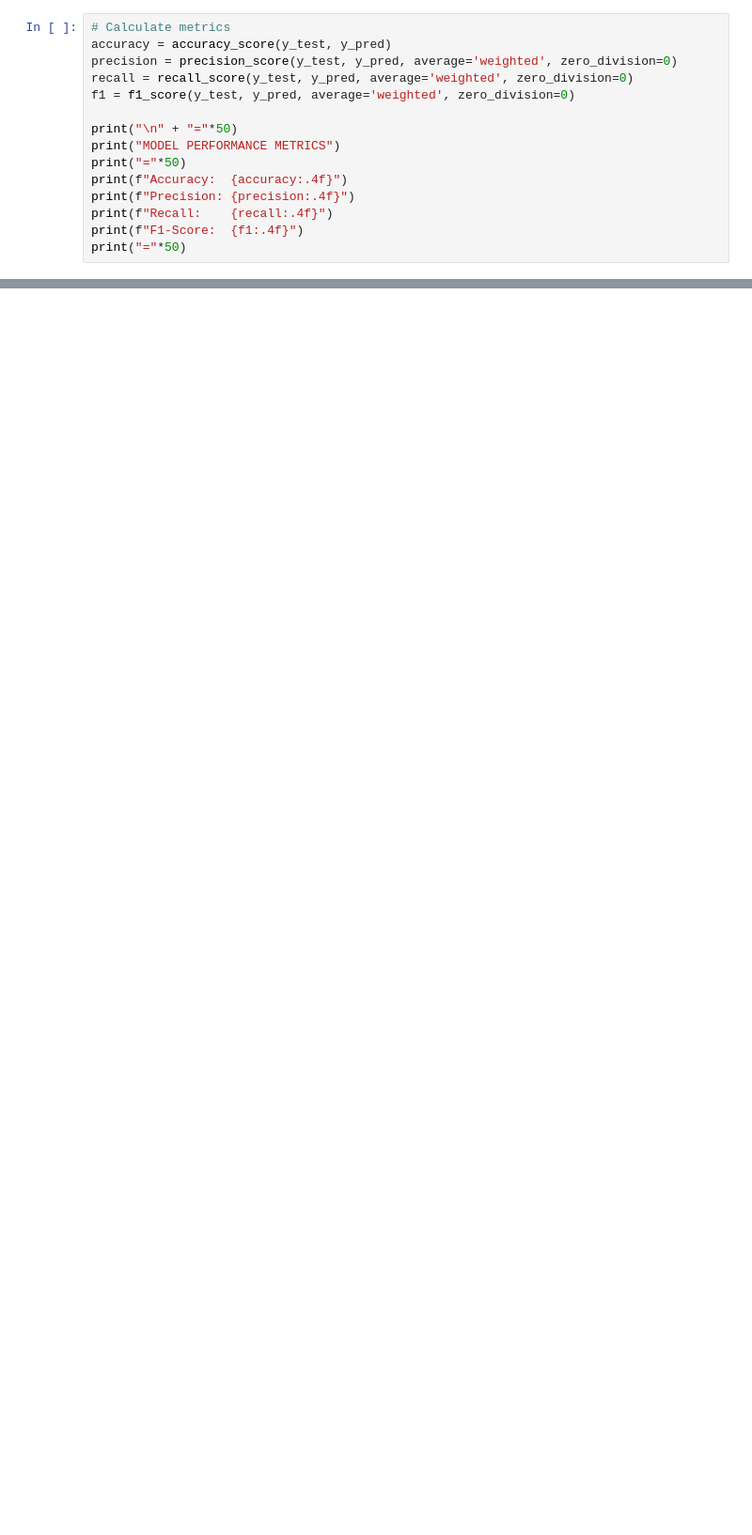
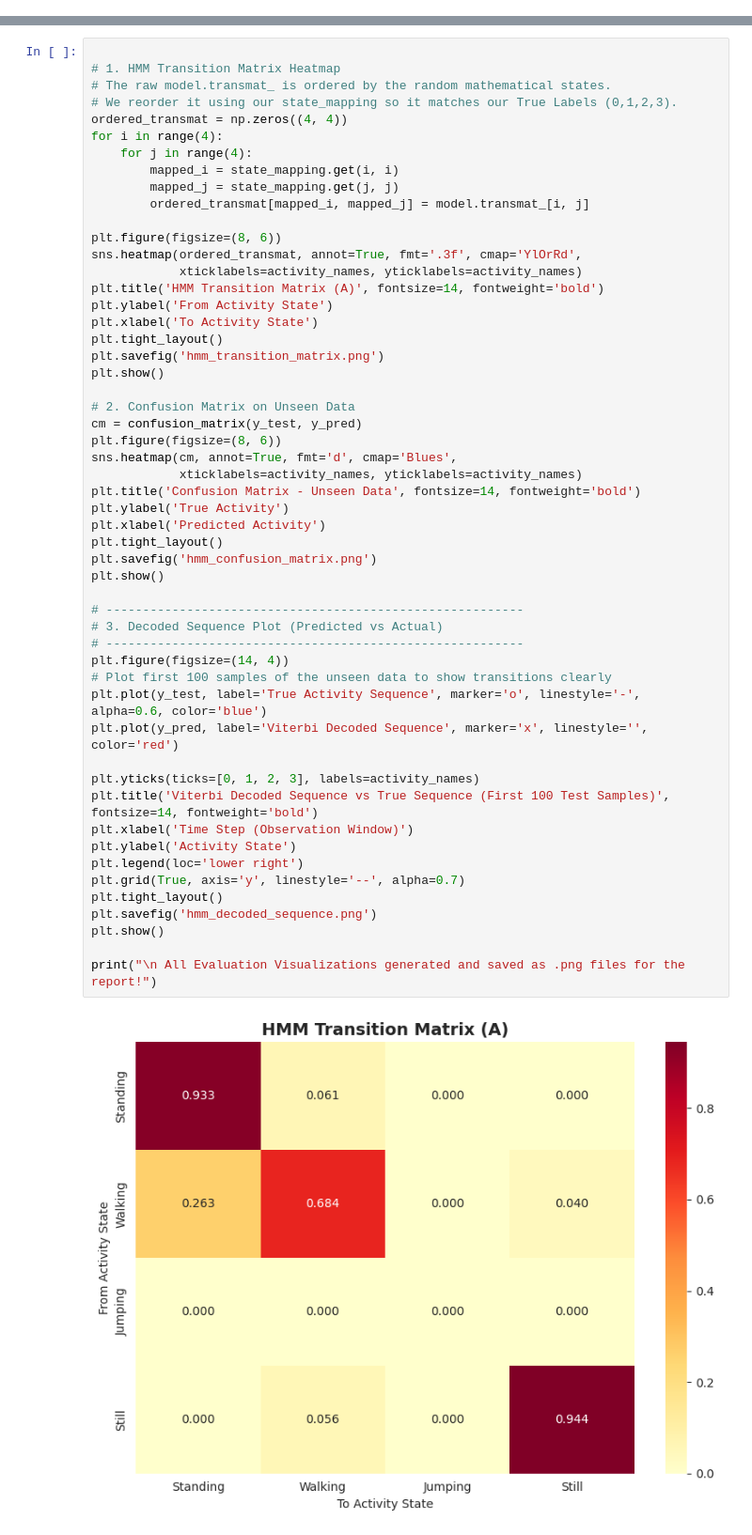
Before and after one commit to Carine-Ashimwe/Hidden-Markov-Model-HMM-, a Jupyter notebook: HMM_Human_Recognition.ipynb, the cells around one changed output, grey strips where cells are left out. Shown at 94% size. Saved outputs shown, nothing was run; the diff lists cells and outputs as text; blank space fills up the shorter version.

Commit message:
Added a report and plots

```diff
--- a/HMM_Human_Recognition.ipynb
+++ b/HMM_Human_Recognition.ipynb
@@ -691,15 +194,0 @@ Unique predicted labels: [0 3]
-# %%
-# Calculate metrics
-accuracy = accuracy_score(y_test, y_pred)
-precision = precision_score(y_test, y_pred, average='weighted', zero_division=0)
-recall = recall_score(y_test, y_pred, average='weighted', zero_division=0)
-f1 = f1_score(y_test, y_pred, average='weighted', zero_division=0)
-
-print("\n" + "="*50)
-print("MODEL PERFORMANCE METRICS")
-print("="*50)
-print(f"Accuracy:  {accuracy:.4f}")
-print(f"Precision: {precision:.4f}")
-print(f"Recall:    {recall:.4f}")
-print(f"F1-Score:  {f1:.4f}")
-print("="*50)
@@ -928,0 +234,55 @@ print(metrics_df)
+# %%
+
+# 1. HMM Transition Matrix Heatmap
+# The raw model.transmat_ is ordered by the random mathematical states.
+# We reorder it using our state_mapping so it matches our True Labels (0,1,2,3).
+ordered_transmat = np.zeros((4, 4))
+for i in range(4):
+    for j in range(4):
+        mapped_i = state_mapping.get(i, i)
+        mapped_j = state_mapping.get(j, j)
+        ordered_transmat[mapped_i, mapped_j] = model.transmat_[i, j]
+
+plt.figure(figsize=(8, 6))
+sns.heatmap(ordered_transmat, annot=True, fmt='.3f', cmap='YlOrRd',
+            xticklabels=activity_names, yticklabels=activity_names)
+plt.title('HMM Transition Matrix (A)', fontsize=14, fontweight='bold')
+plt.ylabel('From Activity State')
+plt.xlabel('To Activity State')
+plt.tight_layout()
+plt.savefig('hmm_transition_matrix.png')
+plt.show()
+
+# 2. Confusion Matrix on Unseen Data
+cm = confusion_matrix(y_test, y_pred)
+plt.figure(figsize=(8, 6))
+sns.heatmap(cm, annot=True, fmt='d', cmap='Blues',
+            xticklabels=activity_names, yticklabels=activity_names)
+plt.title('Confusion Matrix - Unseen Data', fontsize=14, fontweight='bold')
+plt.ylabel('True Activity')
+plt.xlabel('Predicted Activity')
+plt.tight_layout()
+plt.savefig('hmm_confusion_matrix.png')
+plt.show()
+
+# ---------------------------------------------------------
+# 3. Decoded Sequence Plot (Predicted vs Actual)
+# ---------------------------------------------------------
+plt.figure(figsize=(14, 4))
+# Plot first 100 samples of the unseen data to show transitions clearly
+plt.plot(y_test, label='True Activity Sequence', marker='o', linestyle='-', alpha=0.6, color='blue')
+plt.plot(y_pred, label='Viterbi Decoded Sequence', marker='x', linestyle='', color='red')
+
+plt.yticks(ticks=[0, 1, 2, 3], labels=activity_names)
+plt.title('Viterbi Decoded Sequence vs True Sequence (First 100 Test Samples)', fontsize=14, fontweight='bold')
+plt.xlabel('Time Step (Observation Window)')
+plt.ylabel('Activity State')
+plt.legend(loc='lower right')
+plt.grid(True, axis='y', linestyle='--', alpha=0.7)
+plt.tight_layout()
+plt.savefig('hmm_decoded_sequence.png')
+plt.show()
+
+print("\n All Evaluation Visualizations generated and saved as .png files for the report!")
+# %% [output]
+[figure, added]
```
Also changed, not shown: parts of 33 cells of this notebook, 4 other files.
